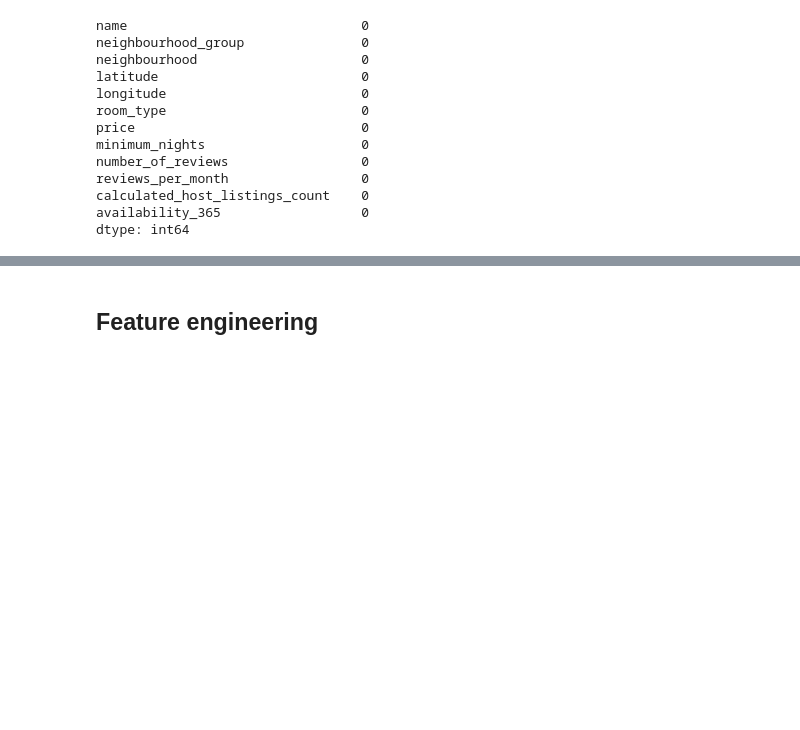
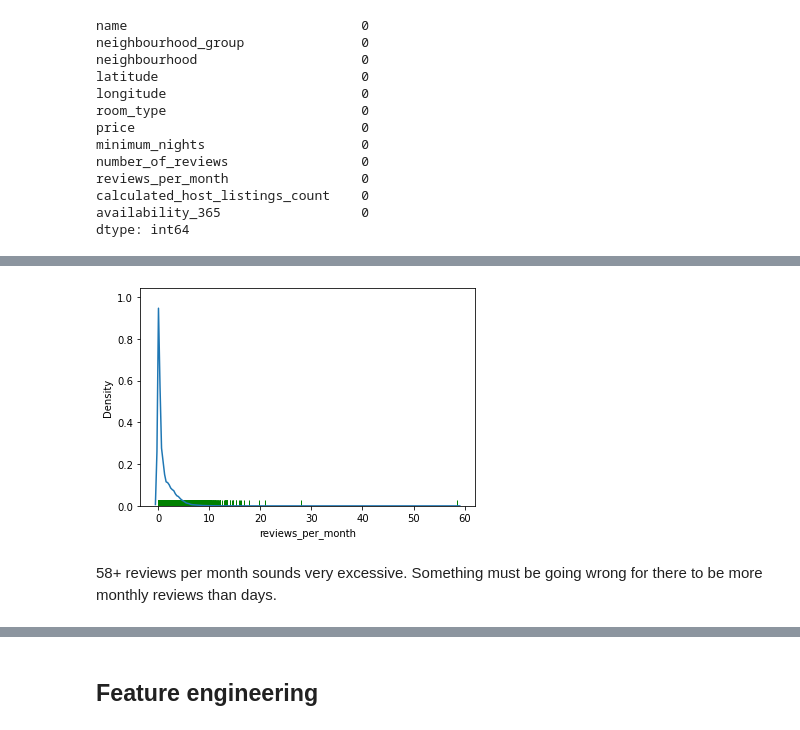
Before and after one commit to miahatton/airbnb_reviews, a Jupyter notebook: analysis_1.ipynb, the cells around one changed output, grey strips where cells are left out. Drawn from its saved outputs; the diff is of its cells as text; code cells hidden in the pictures; blank space fills up the shorter version.

```diff
--- a/analysis_1.ipynb
+++ b/analysis_1.ipynb
@@ -40,9 +49,9 @@ Some of these columns are irrelevant to the number of reviews being posted. For
 # %%
 # for now:
 
-features = df.drop(columns = ['id', 'host_id', 'host_name', 'last_review'])
+df = df.drop(columns = ['id', 'host_id', 'host_name', 'last_review'])
 
-features.head()
+df.head()
 # %% [output]
 |  | name | neighbourhood_group | neighbourhood | latitude | longitude | room_type | price | minimum_nights | ... |
 | 0 | Clean & quiet apt home by the park | Brooklyn | Kensington | 40.64749 | -73.97237 | Private room | 149 | 1 | ... |
@@ -77,8 +86,8 @@ array([0], dtype=int64)
 # %% [markdown]
 Missing values in the 'reviews per month' column arise from the number of reviews being 0. These can be replaced with zero as if there are no reviews at all then the number of reviews per month must also be zero.
 # %%
-features['reviews_per_month'] = features['reviews_per_month'].fillna(0)
-features.isna().sum()
+df['reviews_per_month'] = df['reviews_per_month'].fillna(0)
+df.isna().sum()
 # %% [output]
 name                              16
 neighbourhood_group                0
@@ -96,8 +105,8 @@ dtype: int64
 # %% [markdown]
 Since only 16 rows have missing names out of more than 48000 observations, we can safely drop them.
 # %%
-features.dropna(axis = 0, inplace = True)
-features.isna().sum()
+df.dropna(axis = 0, inplace = True)
+df.isna().sum()
 # %% [output]
 name                              0
 neighbourhood_group               0
@@ -114,0 +127,7 @@ dtype: int64
+# %%
+sns.kdeplot(data = df, x = 'reviews_per_month')
+sns.rugplot(data = df, x = 'reviews_per_month', color = 'g');
+# %% [output]
+[figure, added]
+# %% [markdown]
+58+ reviews per month sounds very excessive. Something must be going wrong for there to be more monthly reviews than days.
```
Also changed, not shown: parts of 61 cells of this notebook, 4 other files.
